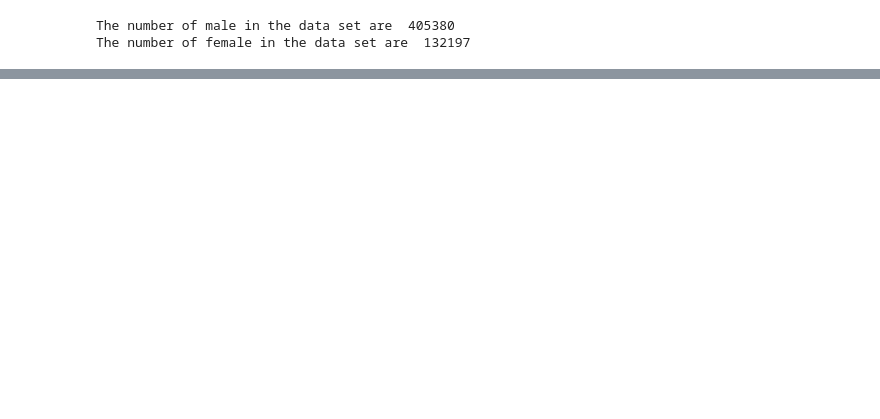
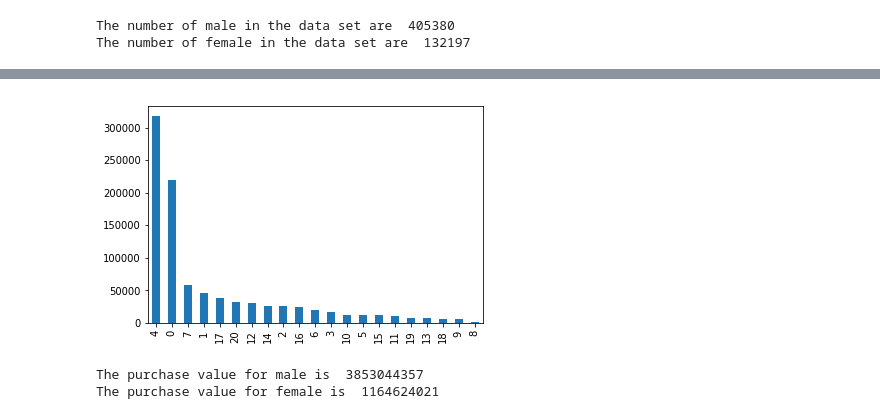
Before and after one commit to RaviSaurav/gama, a Jupyter notebook: Pandasexercise.ipynb, the cells around one changed output, grey strips where cells are left out. Drawn from its saved outputs; the diff is of its cells as text; code cells hidden in the pictures; blank space fills up the shorter version.

```diff
--- a/Pandasexercise.ipynb
+++ b/Pandasexercise.ipynb
@@ -67,0 +102,17 @@ RangeIndex(start=0, stop=537577, step=1)
+# %%
+#9)Draw a frequency chart for the occupation
+
+df["Occupation"].value_counts().plot("bar")
+mat.show(df["Occupation"].all())
+# %% [output]
+[figure, added]
+# %%
+#10)What is the purchase value for males and females
+
+a=df[(df.Gender=="M")].Purchase.sum()
+print("The purchase value for male is ",a)
+b=df[(df.Gender=="F")].Purchase.sum()
+print("The purchase value for female is ",b)
+# %% [output]
+The purchase value for male is  3853044357
+The purchase value for female is  1164624021
```
Also changed, not shown: parts of 20 cells of this notebook.
